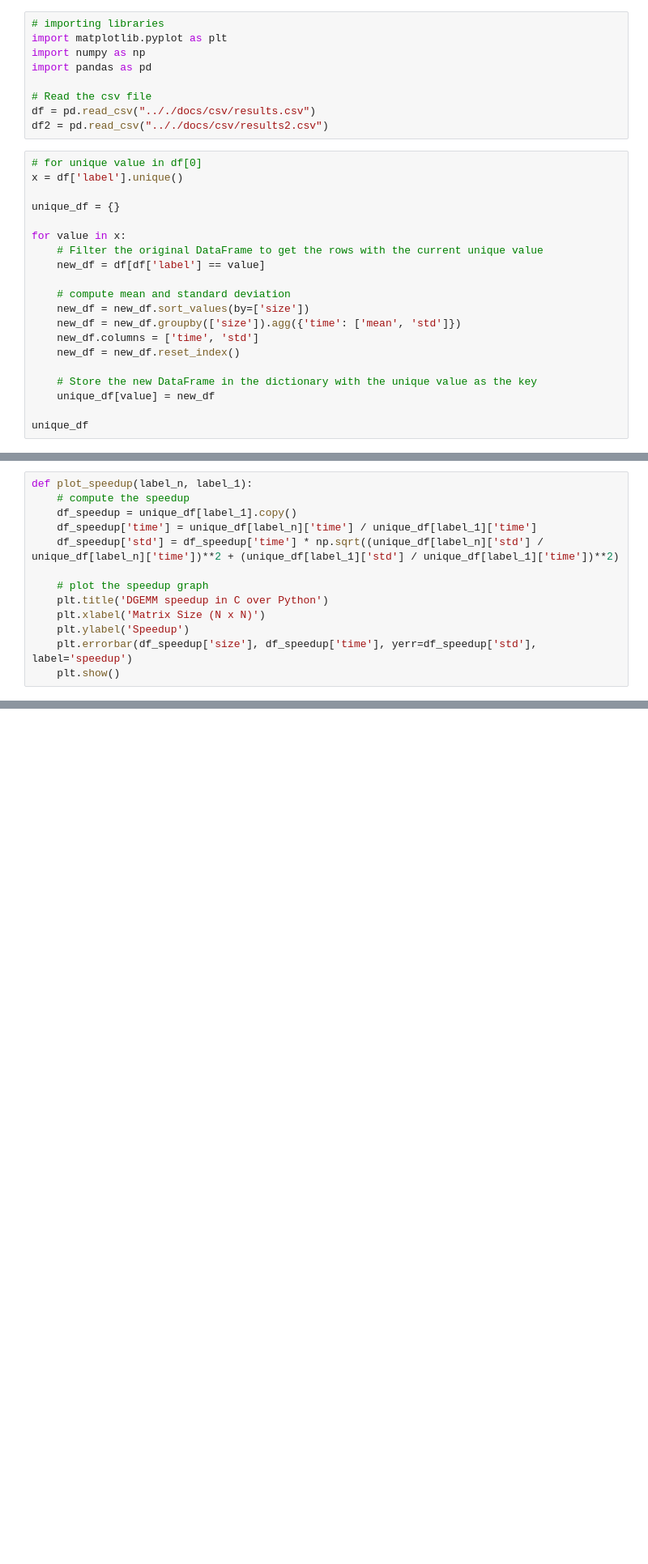
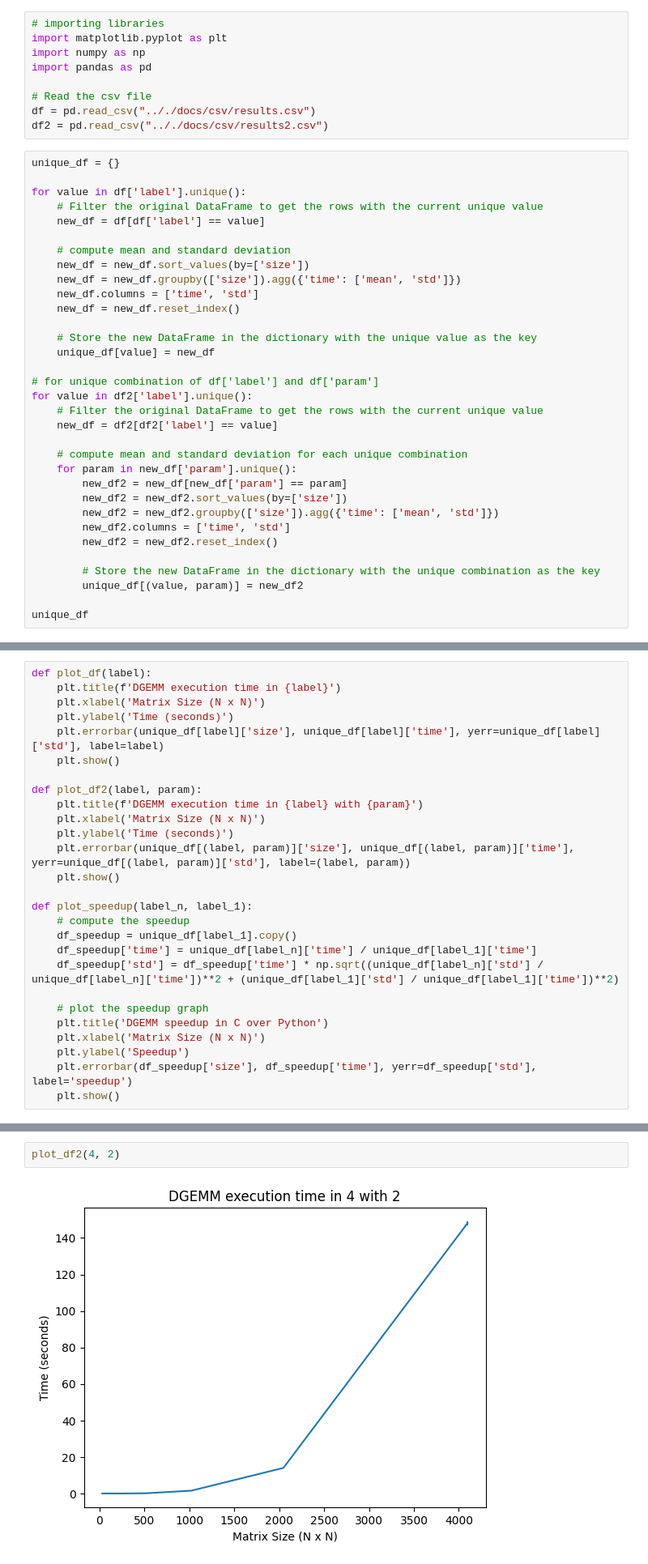
Before and after one commit to lucas-inocencio/computer-architecture, a Jupyter notebook: src/dgemm_analysis.ipynb, the cells around one changed output, grey strips where cells are left out. Shown: that part at 81% size. Drawn from its saved outputs; the diff is of its cells as text; blank space fills up the shorter version.

Commit message:
imgs plot

```diff
--- a/src/dgemm_analysis.ipynb
+++ b/src/dgemm_analysis.ipynb
@@ -8,12 +8,9 @@ import pandas as pd
 df = pd.read_csv(".././docs/csv/results.csv")
 df2 = pd.read_csv(".././docs/csv/results2.csv")
 # %%
-# for unique value in df[0]
-x = df['label'].unique()
-
 unique_df = {}
 
-for value in x:
+for value in df['label'].unique():
     # Filter the original DataFrame to get the rows with the current unique value
     new_df = df[df['label'] == value]
 
@@ -26,6 +23,22 @@ for value in x:
     # Store the new DataFrame in the dictionary with the unique value as the key
     unique_df[value] = new_df
 
+# for unique combination of df['label'] and df['param']
+for value in df2['label'].unique():
+    # Filter the original DataFrame to get the rows with the current unique value
+    new_df = df2[df2['label'] == value]
+
+    # compute mean and standard deviation for each unique combination
+    for param in new_df['param'].unique():
+        new_df2 = new_df[new_df['param'] == param]
+        new_df2 = new_df2.sort_values(by=['size'])
+        new_df2 = new_df2.groupby(['size']).agg({'time': ['mean', 'std']})
+        new_df2.columns = ['time', 'std']
+        new_df2 = new_df2.reset_index()
+
+        # Store the new DataFrame in the dictionary with the unique combination as the key
+        unique_df[(value, param)] = new_df2
+
 unique_df
 # %% [output]
 {'python':     size        time       std
@@ -55,4 +61,18 @@ def plot_df(label):
 # %%
+def plot_df(label):
+    plt.title(f'DGEMM execution time in {label}')
+    plt.xlabel('Matrix Size (N x N)')
+    plt.ylabel('Time (seconds)')
+    plt.errorbar(unique_df[label]['size'], unique_df[label]['time'], yerr=unique_df[label]['std'], label=label)
+    plt.show()
+
+def plot_df2(label, param):
+    plt.title(f'DGEMM execution time in {label} with {param}')
+    plt.xlabel('Matrix Size (N x N)')
+    plt.ylabel('Time (seconds)')
+    plt.errorbar(unique_df[(label, param)]['size'], unique_df[(label, param)]['time'], yerr=unique_df[(label, param)]['std'], label=(label, param))
+    plt.show()
+
 def plot_speedup(label_n, label_1):
     # compute the speedup
     df_speedup = unique_df[label_1].copy()
@@ -93,3 +121,7 @@ plot_df('2')
 plot_df('3')
 # %% [output]
 [figure]
+# %%
+plot_df2(4, 2)
+# %% [output]
+[figure, added]
```
Also changed, not shown: parts of 23 cells of this notebook, 2 other files.
